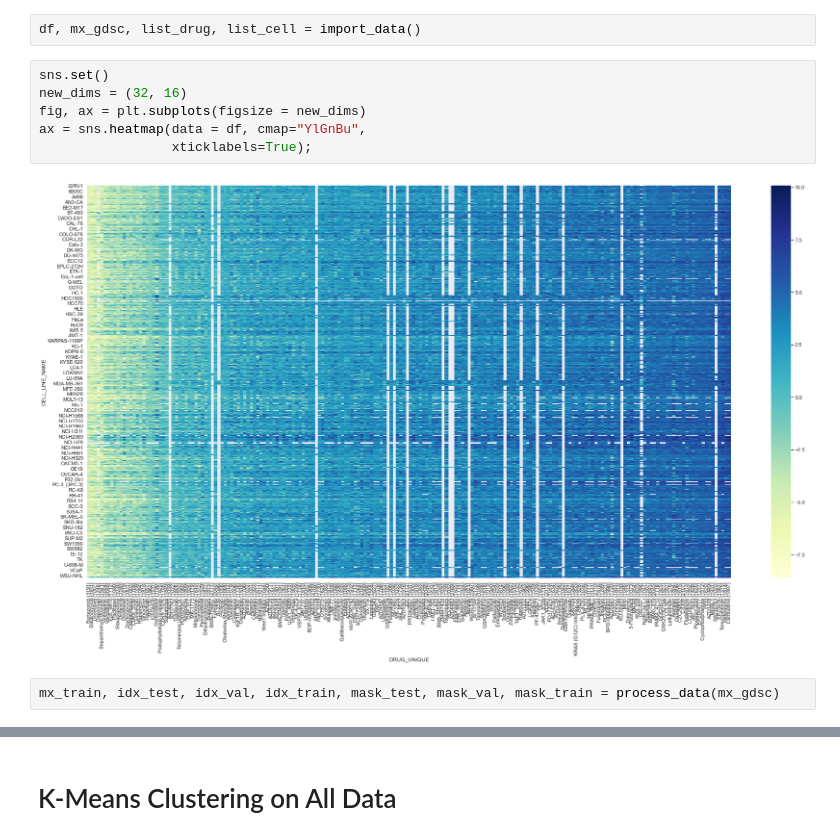
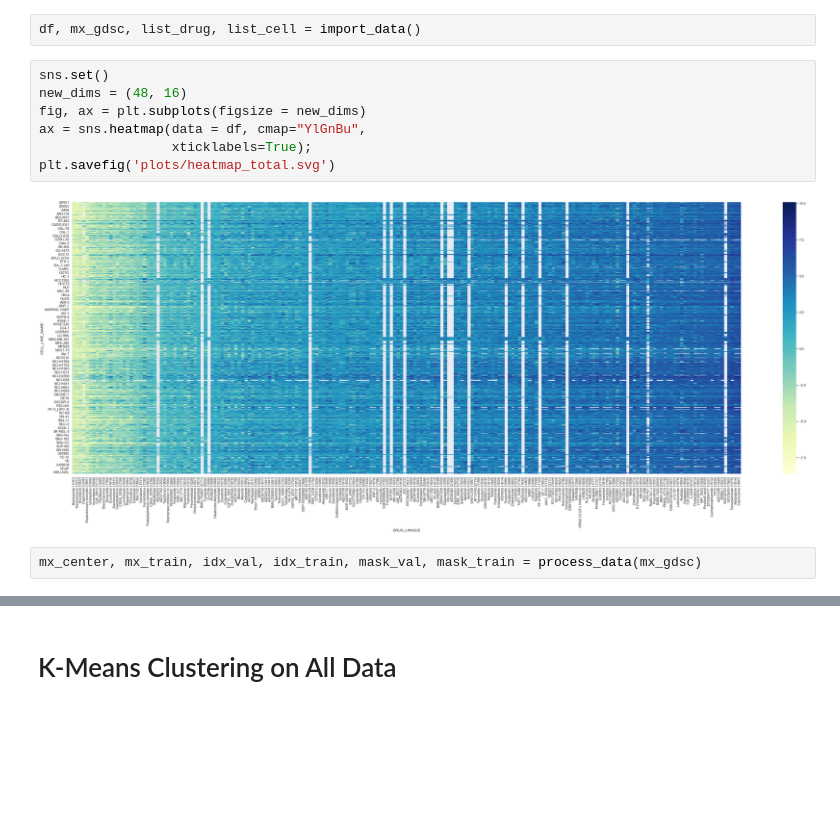
Before and after one commit to jessicaw9910/dsmath_project1, a Jupyter notebook: src/GDSC_Project.ipynb, the cells around one changed output, grey strips where cells are left out. Cells and saved outputs as stored; diff of their text form; blank space fills up the shorter version.

```diff
--- a/src/GDSC_Project.ipynb
+++ b/src/GDSC_Project.ipynb
@@ -22,11 +22,12 @@ np.random.seed(seed)
 df, mx_gdsc, list_drug, list_cell = import_data()
 # %%
 sns.set()
-new_dims = (32, 16)
+new_dims = (48, 16)
 fig, ax = plt.subplots(figsize = new_dims)
 ax = sns.heatmap(data = df, cmap="YlGnBu",
                  xticklabels=True);
+plt.savefig('plots/heatmap_total.svg')
 # %% [output]
-[figure, old version]
+[figure, new version]
 # %%
-mx_train, idx_test, idx_val, idx_train, mask_test, mask_val, mask_train = process_data(mx_gdsc)
+mx_center, mx_train, idx_val, idx_train, mask_val, mask_train = process_data(mx_gdsc)
```
Also changed, not shown: parts of 31 cells of this notebook, 26 other files.
